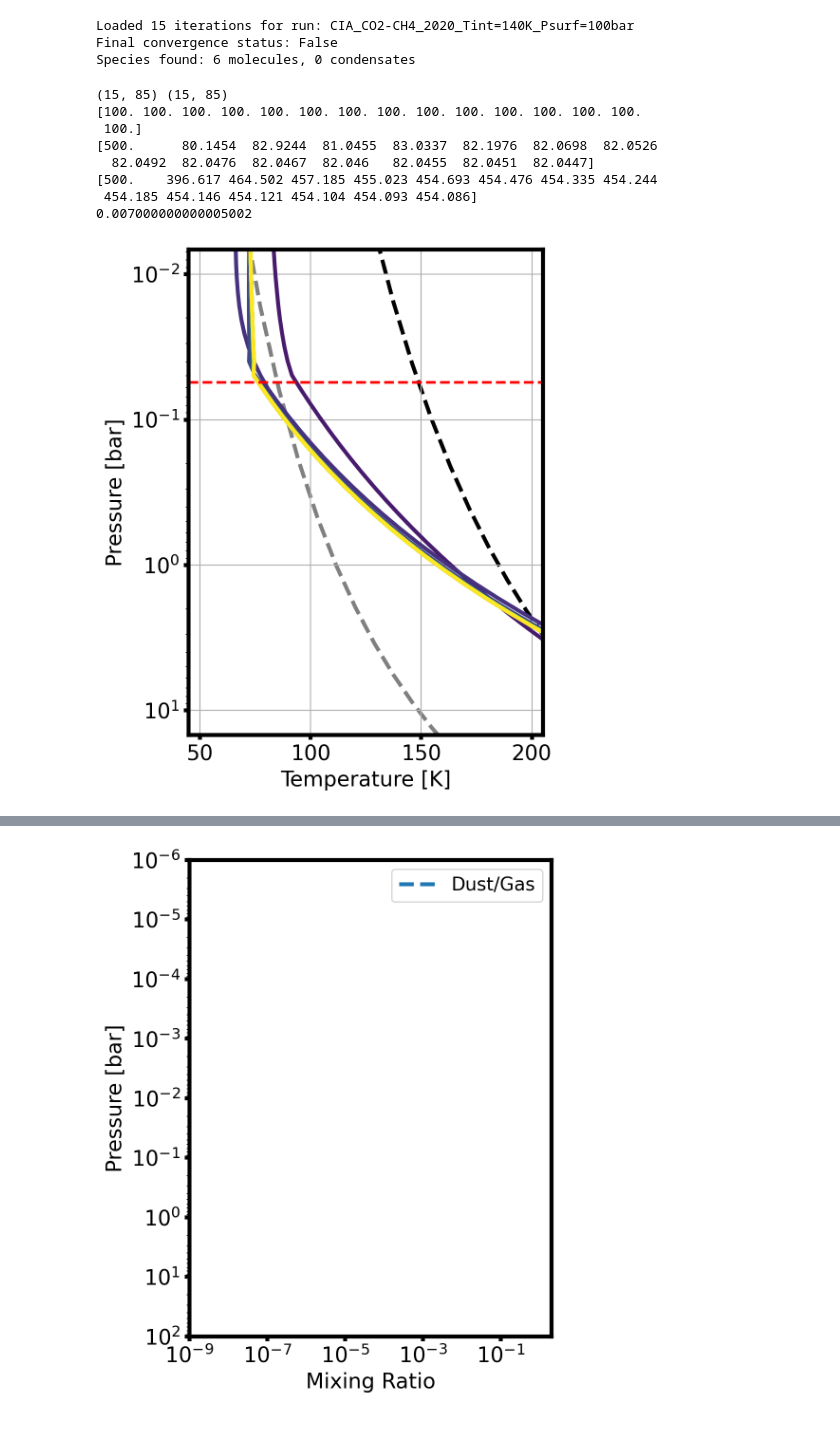
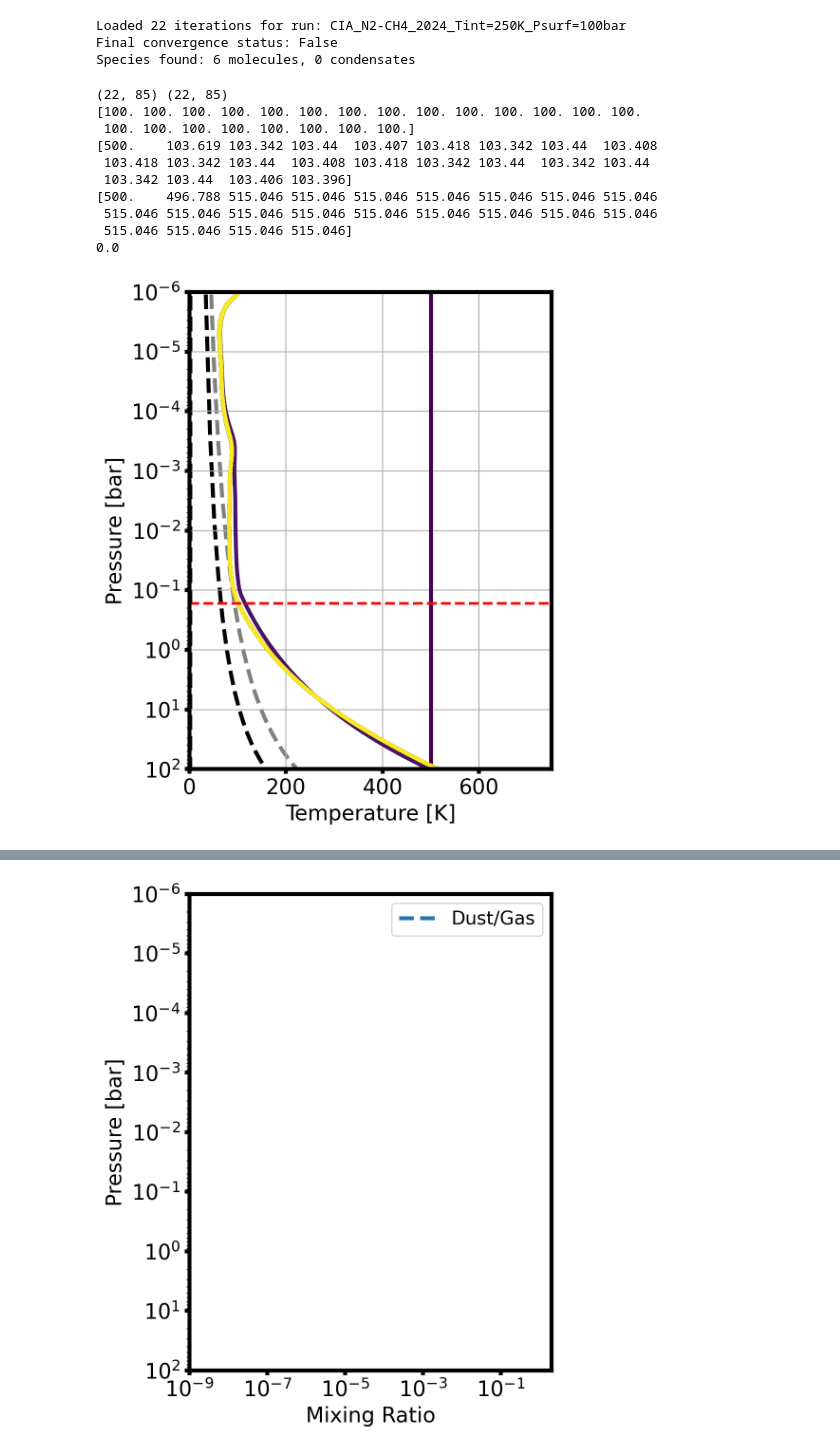
Before and after one commit to DavidDahlbudding/chelio, a Jupyter notebook: analyze/1_IndividualRun.ipynb, the cells around one changed output, grey strips where cells are left out. Cells and saved outputs as stored; diff of their text form; code cells hidden in the pictures.

```diff
--- a/analyze/1_IndividualRun.ipynb
+++ b/analyze/1_IndividualRun.ipynb
@@ -16,7 +16,7 @@ from mixfile_utils import p_sat
 # Load a single simulation run
 # All data loading, parsing, and iteration handling is done by ChelioRun.
 output_folder = "../output/CIA_comparison_HELIOS/"
-run_name = "CIA_CO2-CH4_2020_Tint=140K_Psurf=100bar"
+run_name = "CIA_N2-CH4_2024_Tint=250K_Psurf=100bar"
 #run_name = "Earth_Tint=150K_Psurf=10bar_aH=1.0_aC=0.1_aO=0.01_aN=1.0"
 #run_name = "Earth_P0=1e8_Tint=50_CplusO=1e-2_CtoO=0.59"
 #run_name = "test"
@@ -30,7 +30,7 @@ print(f"Loaded {run.num_iterations_read} iterations for run: {run.run_name}")
 print(f"Final convergence status: {run.final_convergence_status}")
 print(f"Species found: {run.n_mol} molecules, {run.n_dust} condensates")
 # %% [output]
-Loaded 15 iterations for run: CIA_CO2-CH4_2020_Tint=140K_Psurf=100bar
+Loaded 22 iterations for run: CIA_N2-CH4_2024_Tint=250K_Psurf=100bar
 Final convergence status: False
 Species found: 6 molecules, 0 condensates
 # %%
@@ -78,7 +78,7 @@ plot_all_iteration_profiles(
     legend=False
 )
 
-ax.set_xlim(45, 205)
+ax.set_xlim(0, 750)
 #ax.set_xticks(np.arange(0, 551, 100))
 #plt.grid()
 
@@ -87,49 +87,51 @@ plot_rcb_height(run, ax=ax, color='red', linestyle='--', linewidth=2, label='RCB
 
 # set to max and min pressure
 #ax.set_ylim(np.nanmax(run.pressures_bar), np.nanmin(run.pressures_bar))
-#ax.set_ylim(np.nanmax(run.pressures_bar), 1e-6)
-ax.set_ylim(10**1.17, 10**-2.17)
+ax.set_ylim(np.nanmax(run.pressures_bar), 1e-6)
+#ax.set_ylim(10**1.17, 10**-1.17)
 ax.set_title(run.run_name.replace("_", ", "))
 
 # insert the saturation vapor pressure of choice for reference
 T_sample = np.linspace(0, 850, 100)
-p_sat_sample = p_sat(T_sample, 'CO2')*1e-6 # convert from dyn/cm^2 to bar
-ax.plot(T_sample, p_sat_sample, color='black', linestyle='--', linewidth=2, label='CO2', zorder=0)
+p_sat_sample = p_sat(T_sample, 'N2')*1e-6 # convert from dyn/cm^2 to bar
+ax.plot(T_sample, p_sat_sample, color='black', linestyle='--', linewidth=2, label='N2', zorder=0)
 p_sat_sample = p_sat(T_sample, 'CH4')*1e-6 # convert from dyn/cm^2 to bar
 ax.plot(T_sample, p_sat_sample, color='grey', linestyle='--', linewidth=2, label='CH4', zorder=0)
 
 # turn on preferred options
 #set_white(ax)
 increase_size(ax, linewidth=3, fontsize=16, legendcols=2, legendloc='no')
 ax.set_title('')
 plt.tight_layout()
 plt.savefig(f"images/CIA_Paper/TPevolution_{run_name}.svg") #, format="pdf", transparent=True)
 
 if False:
     t_min = float(np.nanmin(run.temperatures_K[-1,:])) * 0.9
     t_max = float(np.nanmax(run.temperatures_K[-1,:])) * 1.1
     if not np.isfinite(t_min) or not np.isfinite(t_max):
         raise ValueError("Temperature profile contains non-finite values")
     if t_max < t_min:
         t_min, t_max = t_max, t_min
     n_intervals = int(np.ceil(max(t_max - t_min, 0.0) / 20))
     n_intervals = max(n_intervals, 1)
     t_grid = np.linspace(t_min, t_max, n_intervals + 1)
     plt.vlines(t_grid, np.nanmin(run.pressures_bar), np.nanmax(run.pressures_bar), colors='gray', linewidth=0.5)
     plt.hlines(run.pressures_bar[-1,:], t_min, t_max, colors='gray', linewidth=0.5)
 
 plt.grid()
 plt.show()
 # %% [output]
-(15, 85) (15, 85)
+(22, 85) (22, 85)
 [100. 100. 100. 100. 100. 100. 100. 100. 100. 100. 100. 100. 100. 100.
- 100.]
-[500.      80.1454  82.9244  81.0455  83.0337  82.1976  82.0698  82.0526
-  82.0492  82.0476  82.0467  82.046   82.0455  82.0451  82.0447]
-[500.    396.617 464.502 457.185 455.023 454.693 454.476 454.335 454.244
- 454.185 454.146 454.121 454.104 454.093 454.086]
-0.007000000000005002
+ 100. 100. 100. 100. 100. 100. 100. 100.]
+[500.    103.619 103.342 103.44  103.407 103.418 103.342 103.44  103.408
+ 103.418 103.342 103.44  103.408 103.418 103.342 103.44  103.342 103.44
+ 103.342 103.44  103.406 103.396]
+[500.    496.788 515.046 515.046 515.046 515.046 515.046 515.046 515.046
+ 515.046 515.046 515.046 515.046 515.046 515.046 515.046 515.046 515.046
+ 515.046 515.046 515.046 515.046]
+0.0
-[figure, old version]
+[figure, new version]
 # %%
 # Plot molecular mixing ratios for the final converged step
 i = -1
```
Also changed, not shown: parts of 7 cells of this notebook, 11 other files.
